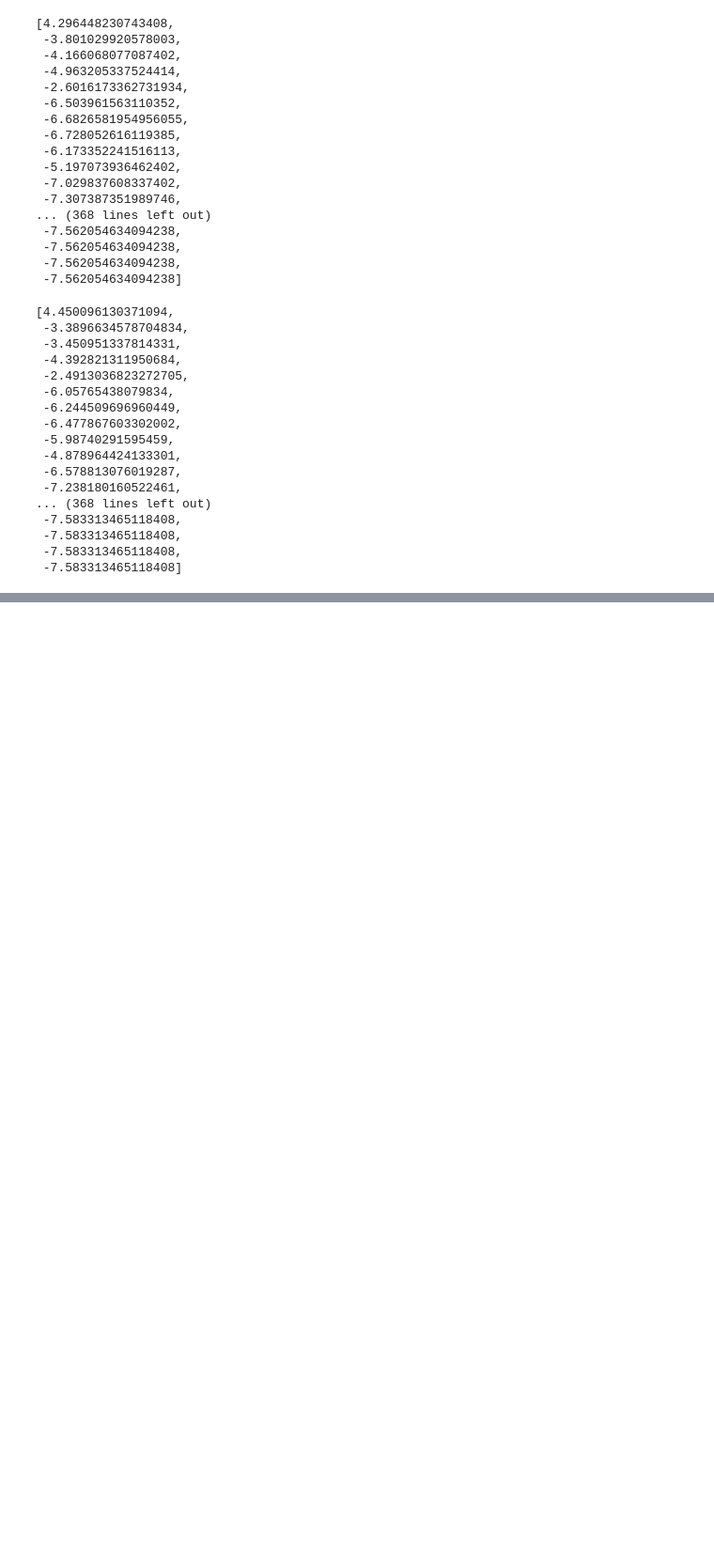
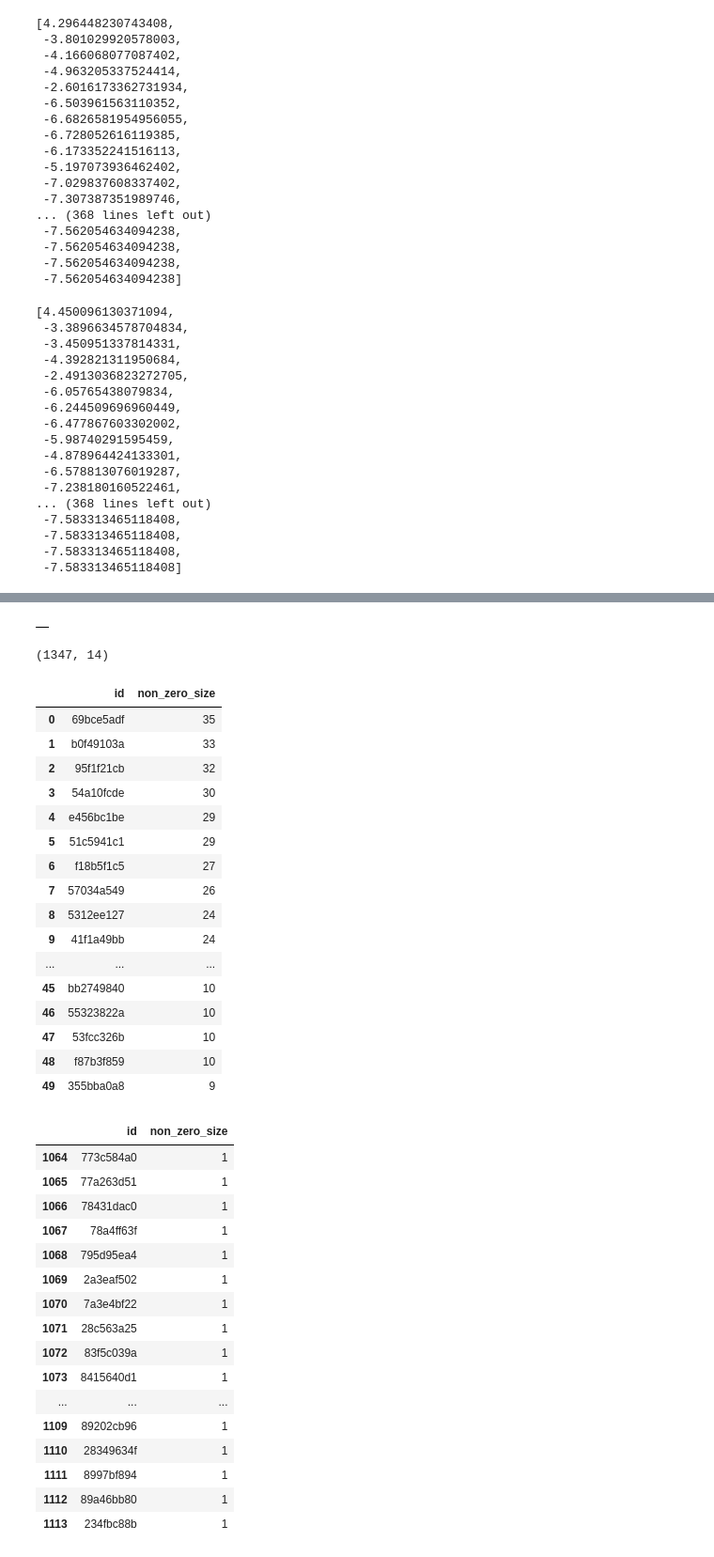
Before and after one commit to guchio3/kaggle-chaii-2021, a Jupyter notebook: notebooks/pre-postprocess_debug.ipynb, the cells around one changed output, grey strips where cells are left out. Shown at 94% size. Drawn from its saved outputs; the diff is of its cells as text; code cells hidden in the pictures; blank space fills up the shorter version.

```diff
--- a/notebooks/postprocess_debug.ipynb
+++ b/notebooks/pre-postprocess_debug.ipynb
@@ -220,0 +235,46 @@ checkpoint.val_end_logits[0]
+# %%
+e006_df
+# %% [output]
+|  |
+# %%
+e001_df.query("start_position > 0").shape
+# %% [output]
+(1347, 14)
+# %%
+e005_grp_stats_df = e005_df.groupby("id").apply(lambda grp_df: len(grp_df.query("start_position > 0"))).rename("non_zero_size").sort_values(ascending=False).reset_index()
+display(e005_grp_stats_df.head(50), e005_grp_stats_df.tail(50))
+# %% [output]
+|  | id | non_zero_size |
+| 0 | 69bce5adf | 35 |
+| 1 | b0f49103a | 33 |
+| 2 | 95f1f21cb | 32 |
+| 3 | 54a10fcde | 30 |
+| 4 | e456bc1be | 29 |
+| 5 | 51c5941c1 | 29 |
+| 6 | f18b5f1c5 | 27 |
+| 7 | 57034a549 | 26 |
+| 8 | 5312ee127 | 24 |
+| 9 | 41f1a49bb | 24 |
+| ... | ... | ... |
+| 45 | bb2749840 | 10 |
+| 46 | 55323822a | 10 |
+| 47 | 53fcc326b | 10 |
+| 48 | f87b3f859 | 10 |
+| 49 | 355bba0a8 | 9 |
+|  | id | non_zero_size |
+| 1064 | 773c584a0 | 1 |
+| 1065 | 77a263d51 | 1 |
+| 1066 | 78431dac0 | 1 |
+| 1067 | 78a4ff63f | 1 |
+| 1068 | 795d95ea4 | 1 |
+| 1069 | 2a3eaf502 | 1 |
+| 1070 | 7a3e4bf22 | 1 |
+| 1071 | 28c563a25 | 1 |
+| 1072 | 83f5c039a | 1 |
+| 1073 | 8415640d1 | 1 |
+| ... | ... | ... |
+| 1109 | 89202cb96 | 1 |
+| 1110 | 28349634f | 1 |
+| 1111 | 8997bf894 | 1 |
+| 1112 | 89a46bb80 | 1 |
+| 1113 | 234fbc88b | 1 |
```
Also changed, not shown: parts of 11 cells of this notebook, 9 other files.
